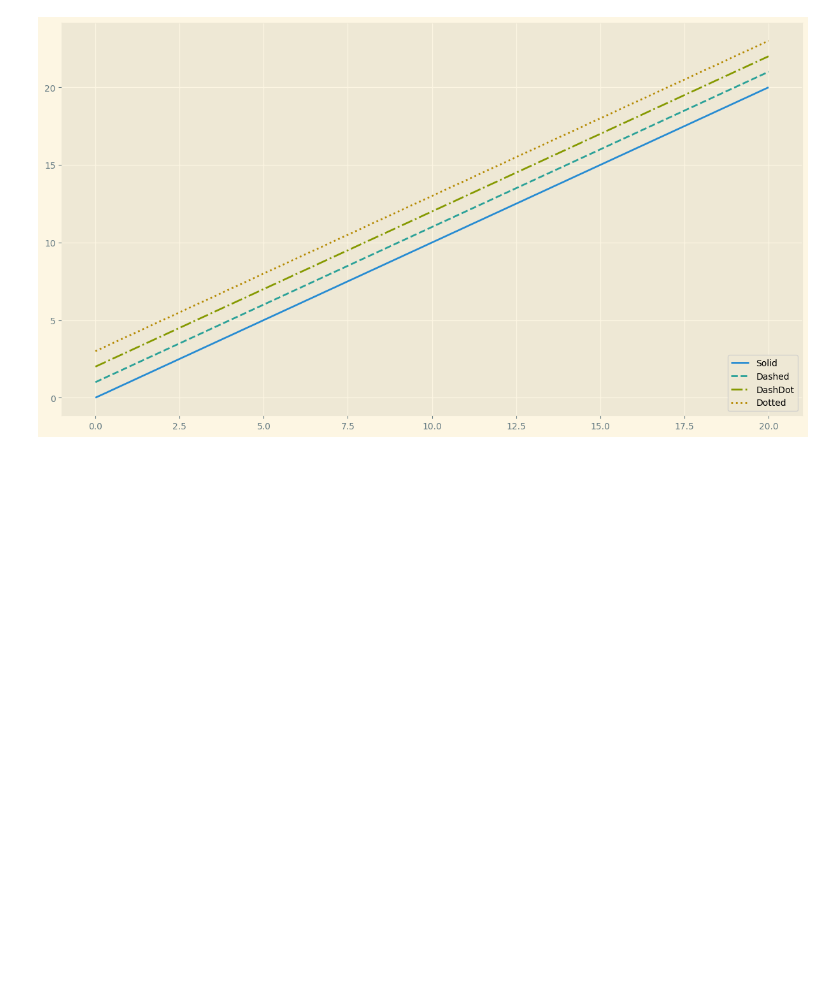
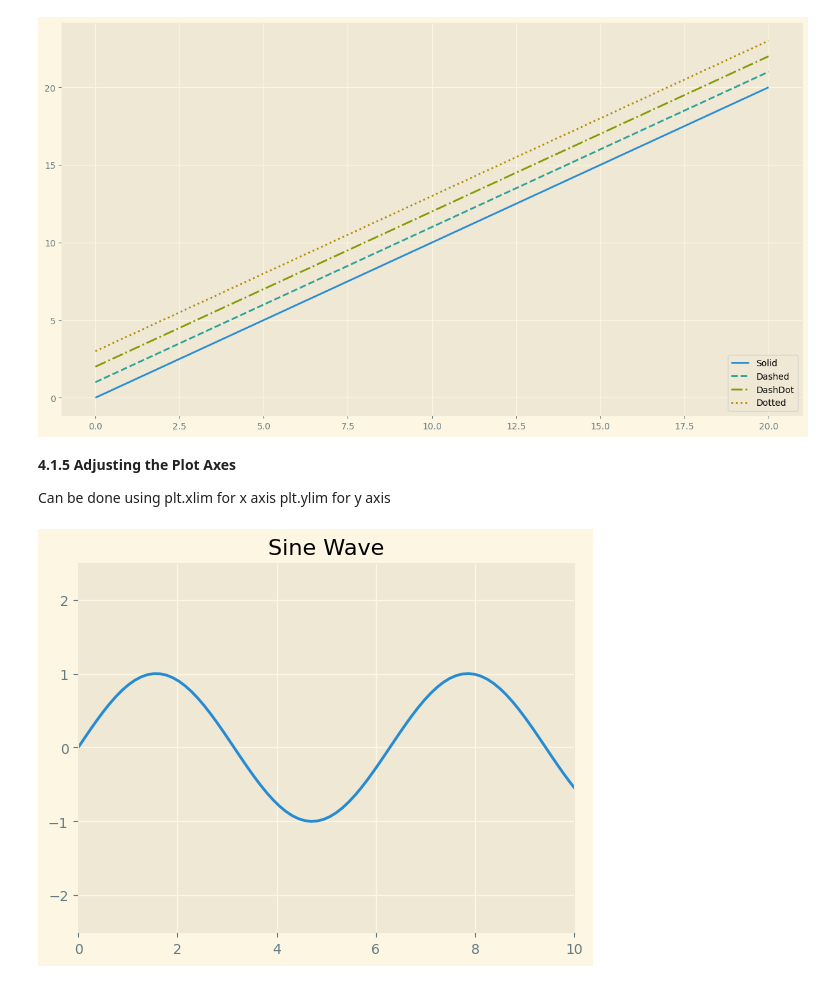
Before and after one commit to ujjwaljha1/Python, a Jupyter notebook: Libraries/Matplotlib.ipynb, the cells around one changed output. Drawn from its saved outputs; the diff is of its cells as text; code cells hidden in the pictures; blank space fills up the shorter version.

```diff
--- a/Libraries/Matplotlib.ipynb
+++ b/Libraries/Matplotlib.ipynb
@@ -217,3 +217,23 @@ plt.legend(loc = 'lower right')
 plt.show()
 # %% [output]
 [figure]
+# %% [markdown]
+
+**4.1.5 Adjusting the Plot Axes**
+
+Can be done using plt.xlim for x axis
+plt.ylim for y axis
+# %%
+
+x = np.linspace(0, 4*np.pi, 100)
+
+plt.xlim(0,10)
+plt.ylim(-2.5,2.5)
+
+sin_y = np.sin(x)
+plt.plot(x, sin_y)
+plt.title('Sine Wave')
+
+plt.show()
+# %% [output]
+[figure, added]
```
Also changed, not shown: parts of 4 cells of this notebook.
